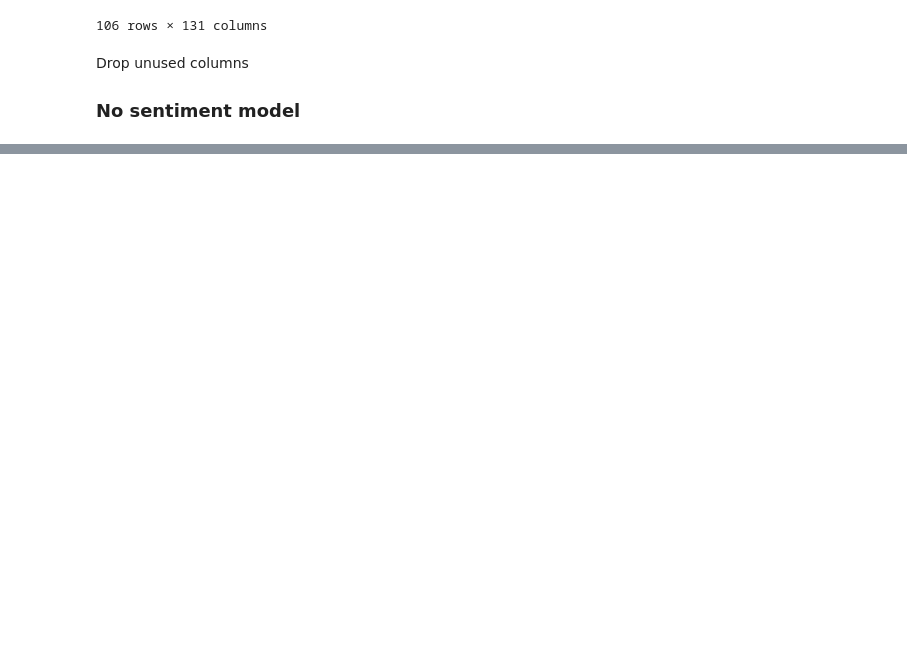
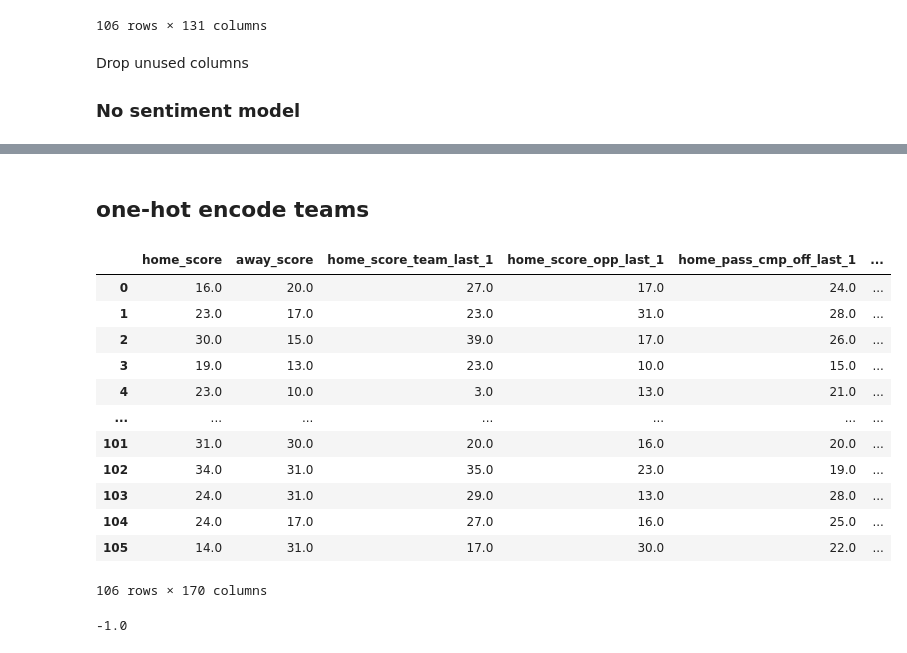
Before and after one commit to huuugh18/NFL_twitter_sentiment_odds, a Jupyter notebook: models/predict_something.ipynb, the cells around one changed output, grey strips where cells are left out. Drawn from its saved outputs; the diff is of its cells as text; code cells hidden in the pictures; blank space fills up the shorter version.

```diff
--- a/models/predict_something.ipynb
+++ b/models/predict_something.ipynb
@@ -29,0 +26,32 @@ ModuleNotFoundError: No module named 'no_sent_cols_to_remove'
+# %%
+no_sent_cols_to_remove = [
+# always remove
+'Week',
+'Date',
+'home_spread',
+'away_spread_last_1',
+'home_spread_last_1',
+# sentiment to remove
+'away_positive96',
+'away_positive24',
+'away_neutral96',
+'away_neutral24',
+'away_negative96',
+'away_negative24',
+'away_sentiment_96h',
+'away_sentiment_24h',
+'away_swing',
+
+'home_positive96',
+'home_positive24',
+'home_neutral96',
+'home_neutral24',
+'home_negative96',
+'home_negative24',
+'home_sentiment_96h',
+'home_sentiment_24h',
+'home_swing',
+]
+# %%
+df_no_sent = df.drop(no_sent_cols_to_remove, axis=1)
+df_no_sent['away_spread']
@@ -29,0 +71,36 @@ ModuleNotFoundError: No module named 'no_sent_cols_to_remove'
+# %% [markdown]
+## one-hot encode teams
+# %%
+def one_hot_encode_teams_days(df):
+    df_1hot_home = pd.get_dummies(df.home, prefix='home', drop_first=True)
+    df_1hot_away = pd.get_dummies(df.away, prefix='away', drop_first=True)
+    df_1hot_days = pd.get_dummies(df.Day, prefix='day', drop_first=True)
+    return pd.concat([df_no_sent, df_1hot_home, df_1hot_away,df_1hot_days], axis=1).drop(['home','away', 'Day'], axis=1)
+
+df_1hot = one_hot_encode_teams_days(df_no_sent)
+# df_1hot.head()
+df_1hot
+# %% [output]
+|  | home_score | away_score | home_score_team_last_1 | home_score_opp_last_1 | home_pass_cmp_off_last_1 | ... |
+| 0 | 16.0 | 20.0 | 27.0 | 17.0 | 24.0 | ... |
+| 1 | 23.0 | 17.0 | 23.0 | 31.0 | 28.0 | ... |
+| 2 | 30.0 | 15.0 | 39.0 | 17.0 | 26.0 | ... |
+| 3 | 19.0 | 13.0 | 23.0 | 10.0 | 15.0 | ... |
+| 4 | 23.0 | 10.0 | 3.0 | 13.0 | 21.0 | ... |
+| ... | ... | ... | ... | ... | ... | ... |
+| 101 | 31.0 | 30.0 | 20.0 | 16.0 | 20.0 | ... |
+| 102 | 34.0 | 31.0 | 35.0 | 23.0 | 19.0 | ... |
+| 103 | 24.0 | 31.0 | 29.0 | 13.0 | 28.0 | ... |
+| 104 | 24.0 | 17.0 | 27.0 | 16.0 | 25.0 | ... |
+| 105 | 14.0 | 31.0 | 17.0 | 30.0 | 22.0 | ... |
+106 rows × 170 columns
+# %%
+def move_away_spread_to_start(df):
+    spread_col = df.pop('away_spread')
+    df.insert(0, 'away_spread', spread_col)
+    return df
+
+df_1hot1 = move_away_spread_to_start(df_1hot)
+df_1hot1['away_spread'].max()
+# %% [output]
+-1.0
```
Also changed, not shown: parts of 20 cells of this notebook, 1 other file.
